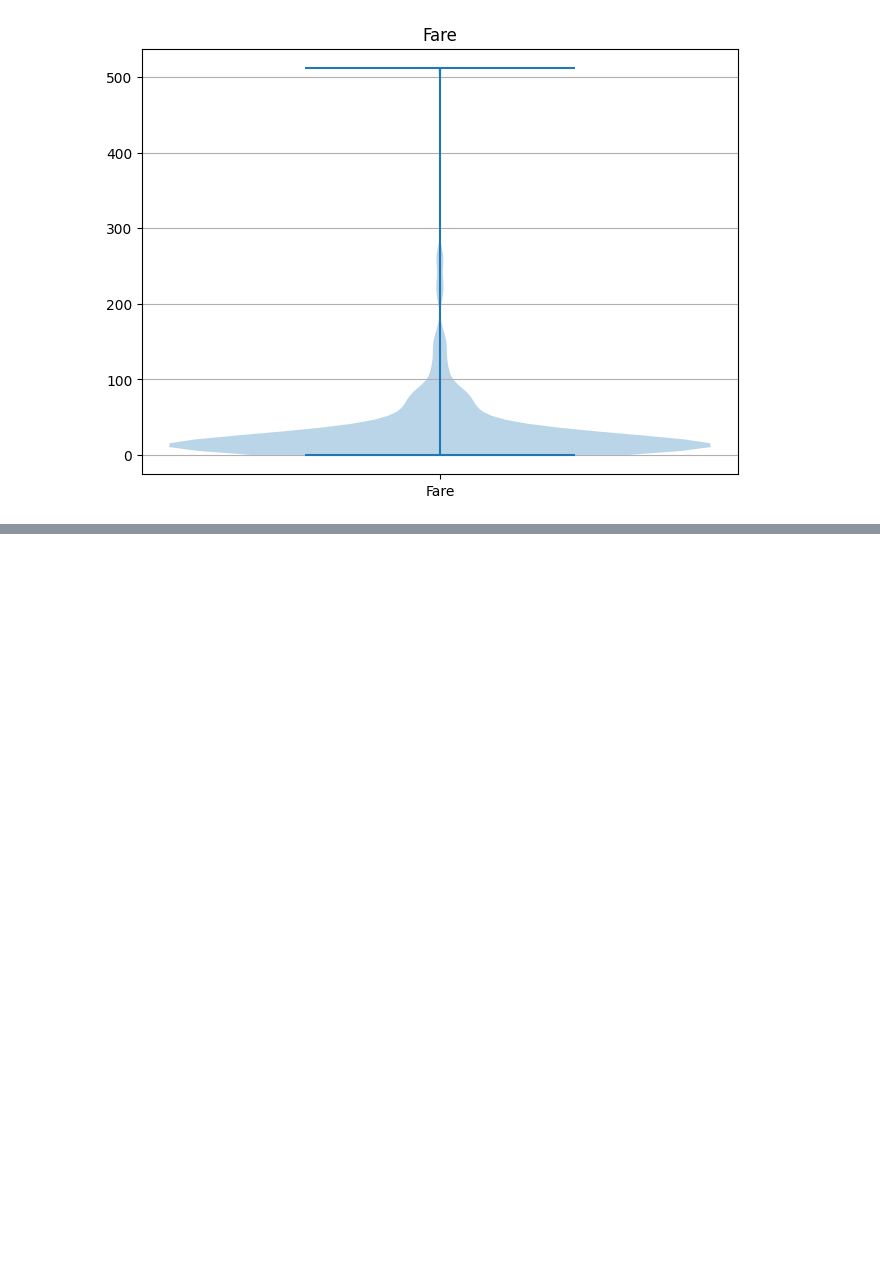
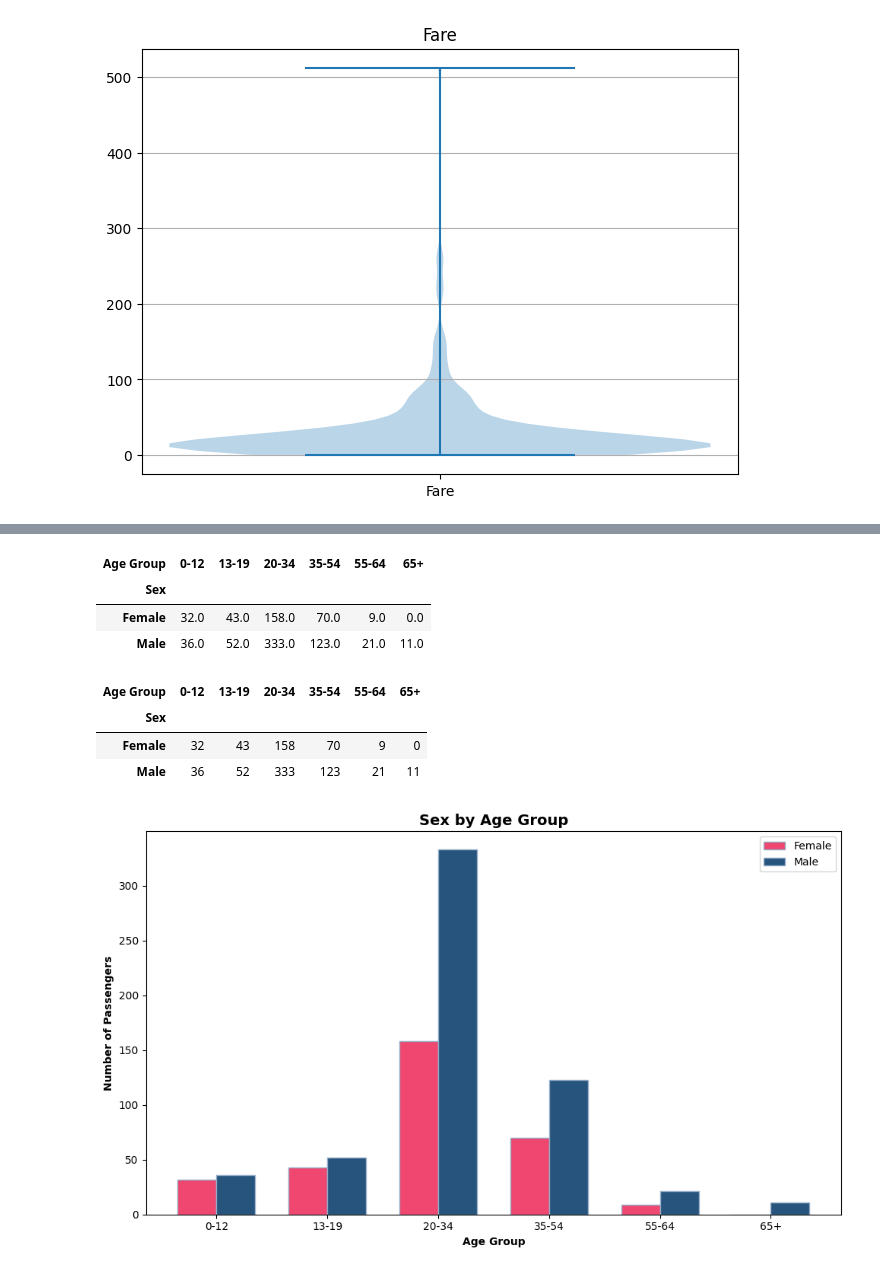
Before and after one commit to grace-sampao/Cyber-Shujaa---Exploratory-Data-Analysis, a Jupyter notebook: notebooks/exploratory_data_analysis.ipynb, the cells around one changed output, grey strips where cells are left out. Saved outputs shown, nothing was run; the diff lists cells and outputs as text; code cells hidden in the pictures; blank space fills up the shorter version.

```diff
--- a/notebooks/exploratory_data_analysis.ipynb
+++ b/notebooks/exploratory_data_analysis.ipynb
@@ -776,0 +852,58 @@ plt.show()
+# %%
+sex_age_group = titanic_data[['Sex', 'Age Group']].value_counts()
+sex_age_group = sex_age_group.unstack().fillna(0)
+sex_age_group
+# %% [output]
+| Age Group | 0-12 | 13-19 | 20-34 | 35-54 | 55-64 | 65+ |
+| Sex |  |  |  |  |  |  |
+| Female | 32.0 | 43.0 | 158.0 | 70.0 | 9.0 | 0.0 |
+| Male | 36.0 | 52.0 | 333.0 | 123.0 | 21.0 | 11.0 |
+# %%
+sex_age_group = sex_age_group.astype({
+	'0-12': 'int64',
+	'13-19': 'int64',
+	'20-34': 'int64',
+	'35-54': 'int64',
+	'55-64': 'int64',
+	'65+': 'int64'
+})
+sex_age_group
+# %% [output]
+| Age Group | 0-12 | 13-19 | 20-34 | 35-54 | 55-64 | 65+ |
+| Sex |  |  |  |  |  |  |
+| Female | 32 | 43 | 158 | 70 | 9 | 0 |
+| Male | 36 | 52 | 333 | 123 | 21 | 11 |
+# %%
+labels = sex_age_group.columns
+
+fig, ax = plt.subplots(figsize=(10, 6))
+
+ax.bar(
+	labels,
+	sex_age_group.loc['Female'].values,
+	width=-0.35,
+	align='edge',
+	color=colours["bubblegum pink"],
+	edgecolor=colours["powder blue"],
+	label="Female"
+)
+
+ax.bar(
+	labels,
+	sex_age_group.loc['Male'].values,
+	width=0.35,
+	align="edge",
+	color=colours["dusk blue"],
+	edgecolor=colours["powder blue"],
+	label="Male"
+)
+
+ax.set_ylabel("Number of Passengers", fontweight='bold')
+ax.set_xlabel("Age Group", fontweight='bold')
+ax.set_title("Sex by Age Group", fontsize=14, fontweight='bold')
+ax.legend()
+
+fig.tight_layout()
+plt.show()
+# %% [output]
+[figure, added]
```
Also changed, not shown: parts of 28 cells of this notebook.
